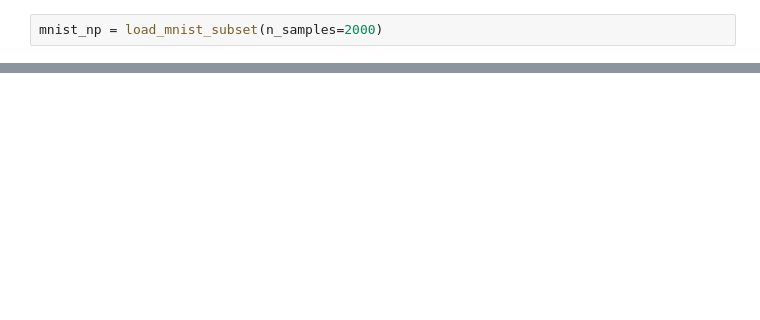
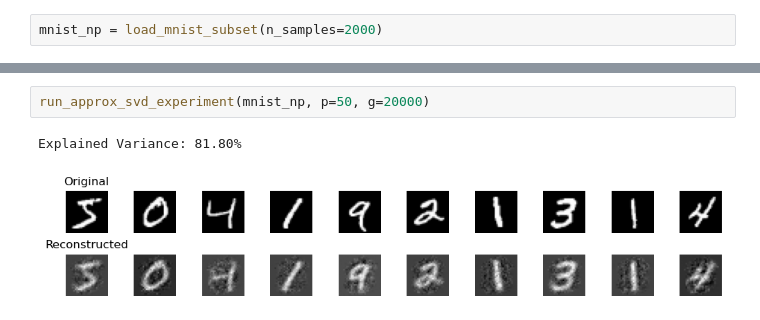
Before and after one commit to serafimalex/online-pca, a Jupyter notebook: mnist_experiment.ipynb, the cells around one changed output, grey strips where cells are left out. Cells and saved outputs as stored; diff of their text form; blank space fills up the shorter version.

```diff
--- a/mnist_experiment.ipynb
+++ b/mnist_experiment.ipynb
@@ -79,0 +78,5 @@ NameError: name 'U' is not defined
+# %%
+run_approx_svd_experiment(mnist_np, p=50, g=20000)
+# %% [output]
+Explained Variance: 81.80%
+[figure, added]
```
Also changed, not shown: parts of 5 cells of this notebook, 2 other files.
